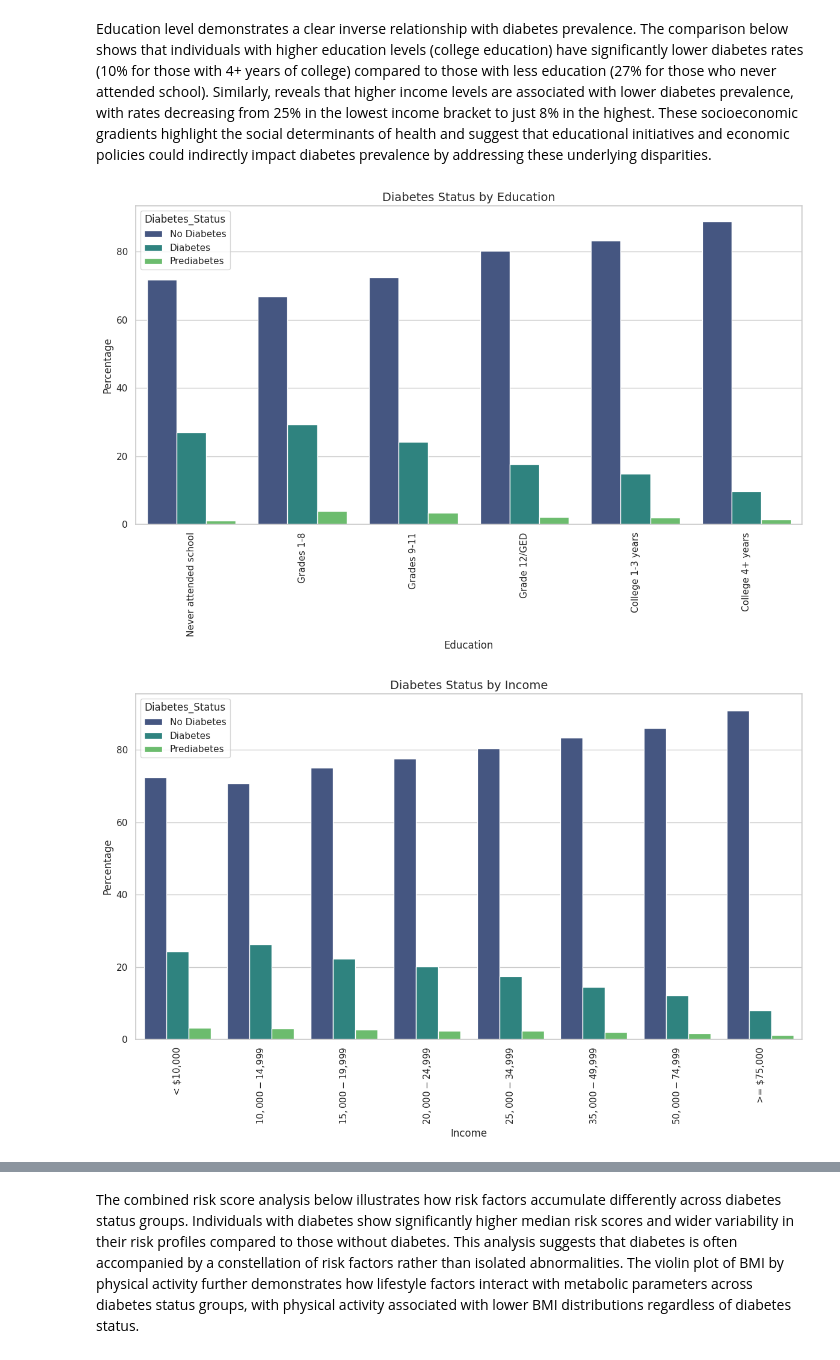
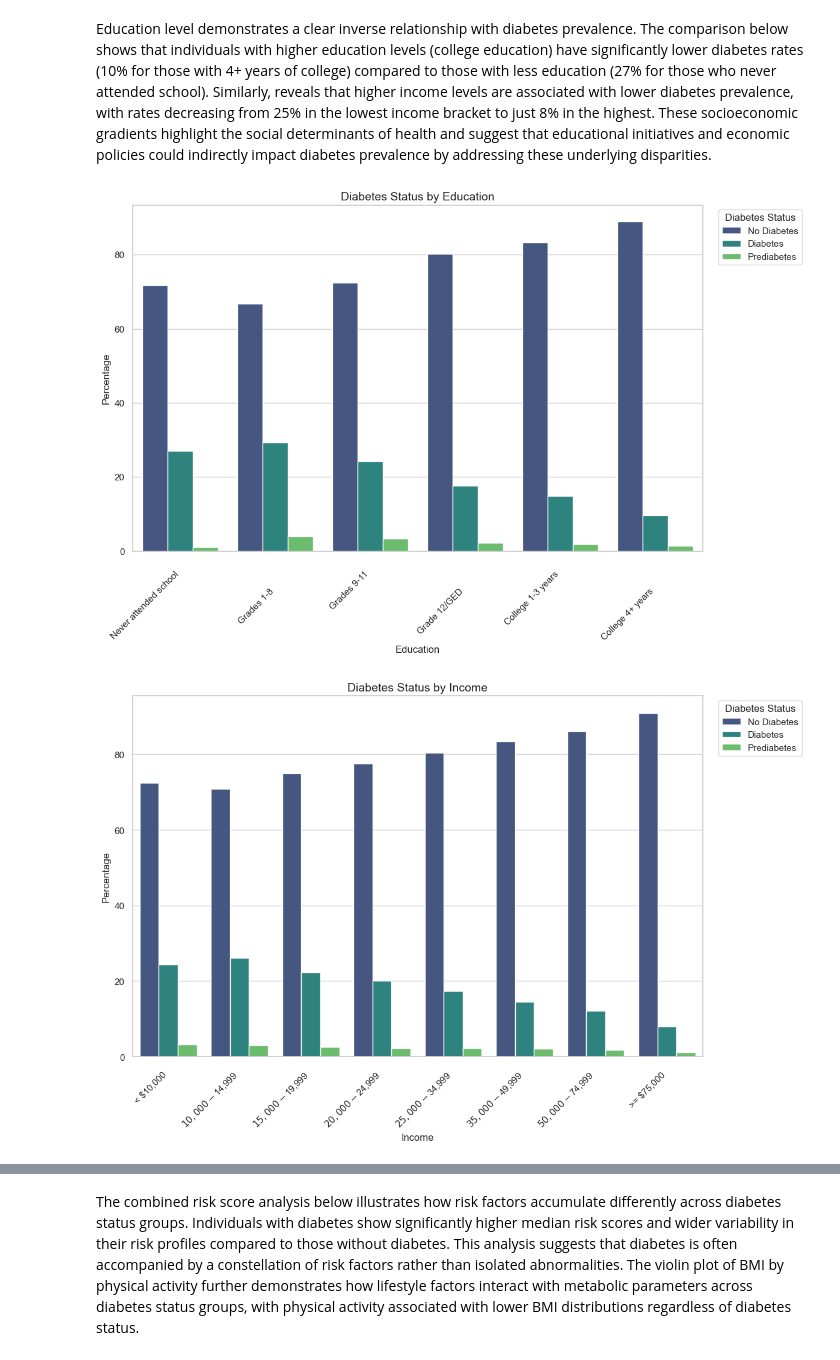
Before and after one commit to aileks/diabetes-brfss-eda, a Jupyter notebook: diabetes_health_indicators_eda.ipynb, the cells around one changed output, grey strips where cells are left out. Saved outputs shown, nothing was run; the diff lists cells and outputs as text; code cells hidden in the pictures.

Commit message:
clean up some x and y labels and legends

```diff
--- a/diabetes_health_indicators_eda.ipynb
+++ b/diabetes_health_indicators_eda.ipynb
@@ -361,29 +353,29 @@ Education level demonstrates a clear inverse relationship with diabetes prevalen
 # %%
 # Education Factors
 plt.figure(figsize=(12, 8))
-edu_order = [v for k, v in sorted(education_map.items()) if v not in ['No Response']]
-edu_data = []
-for edu in edu_order:
-    if edu in df_clean['Education'].values:
-        for status in df_clean['Diabetes_Status'].unique():
-            subset = df_clean[(df_clean['Education'] == edu)]
-            if len(subset) > 0:
-                pct = (subset['Diabetes_Status'] == status).mean() * 100
-                edu_data.append({'Education': edu, 'Diabetes_Status': status, 'Percentage': pct})
 
-edu_df = pd.DataFrame(edu_data)
-sns.barplot(x='Education', y='Percentage', hue='Diabetes_Status', data=edu_df, palette='viridis')
+ax = sns.barplot(x='Education', y='Percentage', hue='Diabetes_Status',
+                 data=edu_df, palette='viridis', order=edu_order)
+
 plt.title('Diabetes Status by Education', fontsize=14)
 plt.ylabel('Percentage')
-plt.xticks(rotation=90)
+plt.xticks(rotation=45, ha='right')
+xticks = ax.get_xticklabels()
+
+for i, lbl in enumerate(xticks):
+    offset = -0.03 if (i % 2 == 0) else -0.08
+    lbl.set_y(offset)
+
+plt.subplots_adjust(bottom=0.30)
+plt.legend(title='Diabetes Status', bbox_to_anchor=(1.02, 1), loc='upper left')
 plt.tight_layout()
 plt.show()
 # %% [output]
-[figure, old version]
+[figure, new version]
 # %%
 # Income and Diabetes
 plt.figure(figsize=(12, 8))
-income_order = [v for k, v in sorted(income_map.items()) if v not in ['Not Sure', 'No Response']]
+income_order = [v for _, v in sorted(income_map.items()) if v not in ['Not Sure', 'No Response']]
 income_data = []
 for inc in income_order:
     if inc in df_clean['Income'].values:
@@ -394,14 +386,20 @@ for inc in income_order:
                 income_data.append({'Income': inc, 'Diabetes_Status': status, 'Percentage': pct})
 
 income_df = pd.DataFrame(income_data)
-sns.barplot(x='Income', y='Percentage', hue='Diabetes_Status', data=income_df, palette='viridis')
+ax = sns.barplot(x='Income', y='Percentage', hue='Diabetes_Status', data=income_df, palette='viridis', order=income_order)
 plt.title('Diabetes Status by Income', fontsize=14)
 plt.ylabel('Percentage')
-plt.xticks(rotation=90)
+plt.xticks(rotation=45, ha='right')
+
+ax.tick_params(axis='x', which='major', pad=10)
+handles, labels = ax.get_legend_handles_labels()
+ax.legend(handles=handles, labels=labels, title='Diabetes Status', bbox_to_anchor=(1.02, 1), loc='upper left')
+
+plt.subplots_adjust(bottom=0.30)
 plt.tight_layout()
 plt.show()
 # %% [output]
-[figure, old version]
+[figure, new version]
 # %%
 # BMI Distribution by Diabetes Status
 plt.figure(figsize=(12, 8))
```
Also changed, not shown: parts of 14 cells of this notebook.
